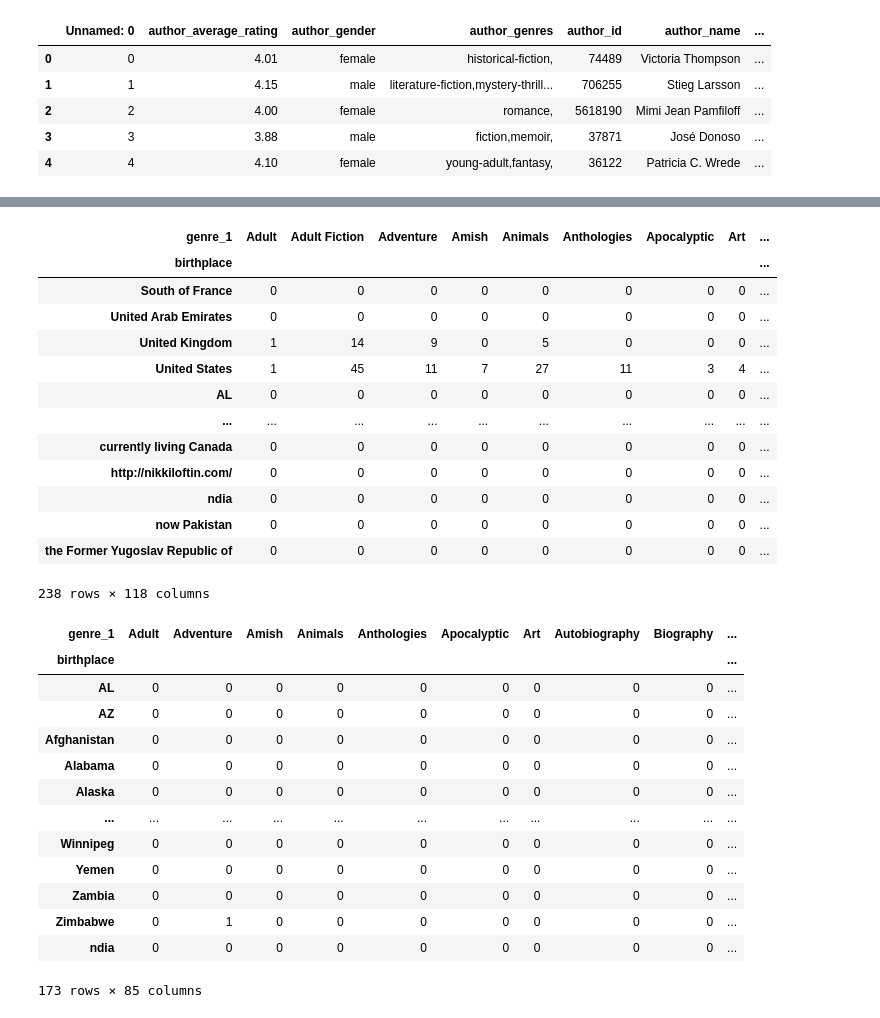
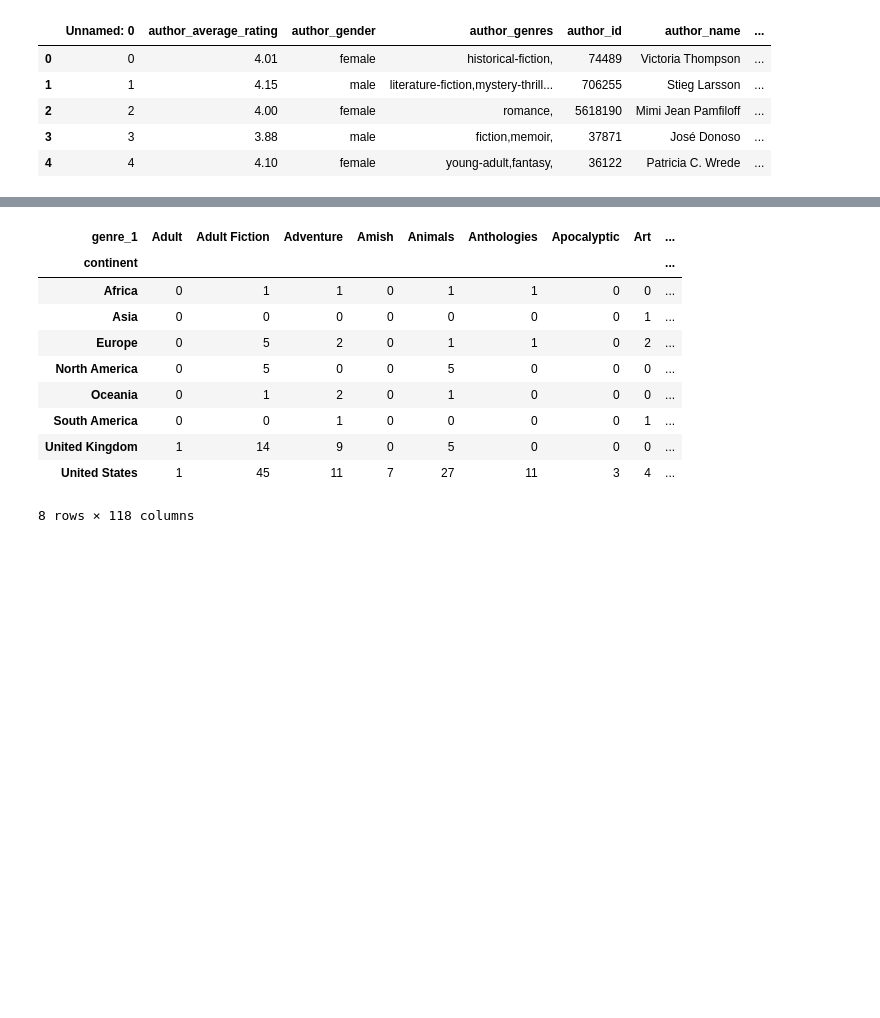
Before and after one commit to conseil-benjamin/LivreaPiques, a Jupyter notebook: BirthPlace_Genre.ipynb, the cells around one changed output, grey strips where cells are left out. Drawn from its saved outputs; the diff is of its cells as text; code cells hidden in the pictures; blank space fills up the shorter version.

```diff
--- a/BirthPlace_Genre.ipynb
+++ b/BirthPlace_Genre.ipynb
@@ -28,0 +22,36 @@ display(df.head())
+# %%
+import pycountry_convert as pc
+
+# Fonction pour obtenir le continent à partir du pays
+def get_continent(country_name):
+    try:
+        ## enlever les espaces
+        country_name = country_name.strip()
+        # si c'est les United States on les laisse a part
+        if country_name == 'United States':
+            return 'United States'
+        # pareil pour United Kingdom
+        if country_name == 'United Kingdom':
+            return 'United Kingdom'
+        # Obtenir le code alpha-2 du pays (ISO 3166)
+        country_code = pc.country_name_to_country_alpha2(country_name, cn_name_format="default")
+        # Obtenir le code du continent à partir du code alpha-2 du pays
+        continent_code = pc.country_alpha2_to_continent_code(country_code)
+        # Mapper le code du continent à son nom
+        continent_name = pc.convert_continent_code_to_continent_name(continent_code)
+        return continent_name
+    except Exception as e:
+        return None  # Si le pays n'est pas trouvé ou autre erreur, retourner None
+
+# Restreindre le DataFrame sur birthplace et genre
+df = df[['birthplace', 'genre_1']]
+
+# Appliquer la fonction pour obtenir les continents
+df['continent'] = df['birthplace'].apply(get_continent)
+
+
+# Afficher les premières lignes du DataFrame
+display(df.head())
+
+
+display(df['continent'].value_counts())
@@ -29,38 +75,16 @@ display(df.head())
 # %%
 # tableau de contingence
-contingency_table = pd.crosstab(df['birthplace'], df['genre_1'])
+contingency_table = pd.crosstab(df['continent'], df['genre_1'])
 display(contingency_table)
-
-## enlever les ligne qui ne sont pas que des lettre
-contingency_table = contingency_table[contingency_table.index.str.isalpha()]
-contingency_table = contingency_table[contingency_table.columns[contingency_table.columns.str.isalpha()]]
-display(contingency_table)
 # %% [output]
 | genre_1 | Adult | Adult Fiction | Adventure | Amish | Animals | Anthologies | Apocalyptic | Art | ... |
-| birthplace |  |  |  |  |  |  |  |  | ... |
-| South of France | 0 | 0 | 0 | 0 | 0 | 0 | 0 | 0 | ... |
-| United Arab Emirates | 0 | 0 | 0 | 0 | 0 | 0 | 0 | 0 | ... |
+| continent |  |  |  |  |  |  |  |  | ... |
+| Africa | 0 | 1 | 1 | 0 | 1 | 1 | 0 | 0 | ... |
+| Asia | 0 | 0 | 0 | 0 | 0 | 0 | 0 | 1 | ... |
+| Europe | 0 | 5 | 2 | 0 | 1 | 1 | 0 | 2 | ... |
+| North America | 0 | 5 | 0 | 0 | 5 | 0 | 0 | 0 | ... |
+| Oceania | 0 | 1 | 2 | 0 | 1 | 0 | 0 | 0 | ... |
+| South America | 0 | 0 | 1 | 0 | 0 | 0 | 0 | 1 | ... |
 | United Kingdom | 1 | 14 | 9 | 0 | 5 | 0 | 0 | 0 | ... |
 | United States | 1 | 45 | 11 | 7 | 27 | 11 | 3 | 4 | ... |
-| AL | 0 | 0 | 0 | 0 | 0 | 0 | 0 | 0 | ... |
-| ... | ... | ... | ... | ... | ... | ... | ... | ... | ... |
-| currently living Canada | 0 | 0 | 0 | 0 | 0 | 0 | 0 | 0 | ... |
-| http://nikkiloftin.com/ | 0 | 0 | 0 | 0 | 0 | 0 | 0 | 0 | ... |
-| ndia | 0 | 0 | 0 | 0 | 0 | 0 | 0 | 0 | ... |
-| now Pakistan | 0 | 0 | 0 | 0 | 0 | 0 | 0 | 0 | ... |
-| the Former Yugoslav Republic of | 0 | 0 | 0 | 0 | 0 | 0 | 0 | 0 | ... |
-238 rows × 118 columns
+8 rows × 118 columns
-| genre_1 | Adult | Adventure | Amish | Animals | Anthologies | Apocalyptic | Art | Autobiography | Biography | ... |
-| birthplace |  |  |  |  |  |  |  |  |  | ... |
-| AL | 0 | 0 | 0 | 0 | 0 | 0 | 0 | 0 | 0 | ... |
-| AZ | 0 | 0 | 0 | 0 | 0 | 0 | 0 | 0 | 0 | ... |
-| Afghanistan | 0 | 0 | 0 | 0 | 0 | 0 | 0 | 0 | 0 | ... |
-| Alabama | 0 | 0 | 0 | 0 | 0 | 0 | 0 | 0 | 0 | ... |
-| Alaska | 0 | 0 | 0 | 0 | 0 | 0 | 0 | 0 | 0 | ... |
-| ... | ... | ... | ... | ... | ... | ... | ... | ... | ... | ... |
-| Winnipeg | 0 | 0 | 0 | 0 | 0 | 0 | 0 | 0 | 0 | ... |
-| Yemen | 0 | 0 | 0 | 0 | 0 | 0 | 0 | 0 | 0 | ... |
-| Zambia | 0 | 0 | 0 | 0 | 0 | 0 | 0 | 0 | 0 | ... |
-| Zimbabwe | 0 | 1 | 0 | 0 | 0 | 0 | 0 | 0 | 0 | ... |
-| ndia | 0 | 0 | 0 | 0 | 0 | 0 | 0 | 0 | 0 | ... |
-173 rows × 85 columns
```
Also changed, not shown: parts of 8 cells of this notebook.
